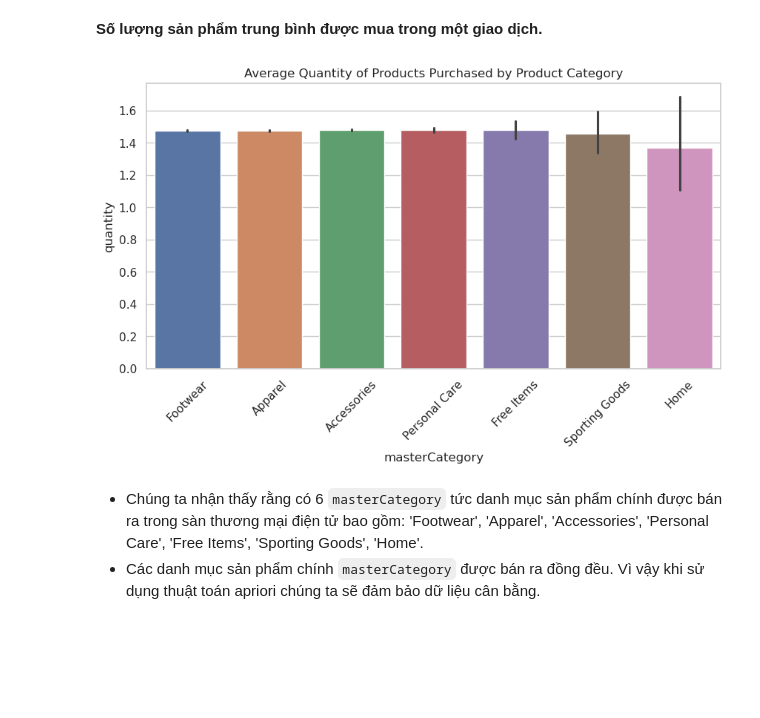
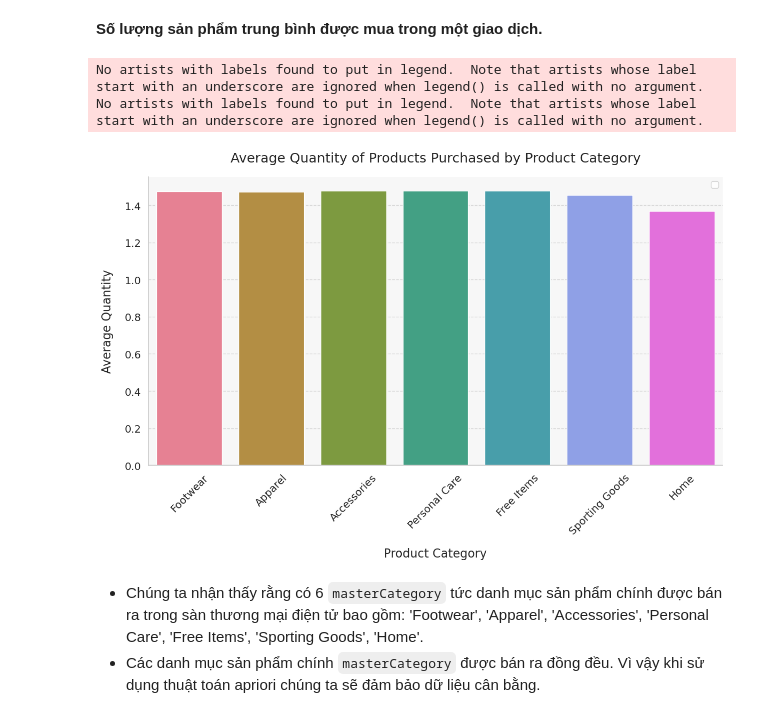
Before and after one commit to thanhanphan17/fashion-campus-dataset-analysis, a Jupyter notebook: [03]-Asking-Questions-and-Analyzing.ipynb, the cells around one changed output. Cells and saved outputs as stored; diff of their text form; code cells hidden in the pictures; blank space fills up the shorter version.

```diff
--- a/[03]-Asking-Questions-and-Analyzing.ipynb
+++ b/[03]-Asking-Questions-and-Analyzing.ipynb
@@ -262,13 +262,47 @@ array(['Footwear', 'Apparel', 'Accessories', 'Personal Care',
 # %%
 df_trans_cate = df_transaction.merge(df_product[['product_id' , 'masterCategory']] , how = 'left' , on = 'product_id')
 # %%
-plt.figure(figsize=(10, 5))
-sns.barplot(data=df_trans_cate, x='masterCategory', y='quantity', hue="masterCategory")
-plt.title('Average Quantity of Products Purchased by Product Category')
-plt.xticks(rotation=45)
+# Set a more visually pleasing color palette
+colors = sns.color_palette("husl", len(df_trans_cate['masterCategory'].unique()))
+
+# Increase the figure size for better visibility
+plt.figure(figsize=(12, 8))
+
+# Create the bar plot with customized style
+ax = sns.barplot(
+    data=df_trans_cate,
+    x='masterCategory',
+    y='quantity',
+    ci=None,
+    palette=colors
+)
+
+# Customize the plot
+ax.set_title('Average Quantity of Products Purchased by Product Category', fontsize=18, pad=20)
+ax.set_xlabel('Product Category', fontsize=16, labelpad=15)
+ax.set_ylabel('Average Quantity', fontsize=16, labelpad=15)
+ax.tick_params(axis='x', rotation=45, labelsize=14)
+ax.tick_params(axis='y', labelsize=14)
+
+# Add a subtle grid for better readability
+ax.grid(axis='y', linestyle='--', alpha=0.7)
+
+# Adjust legend
+ax.legend().set_title('Product Category')
+ax.legend(fontsize=12)
+
+# Add a nice background color
+ax.set_facecolor('#f7f7f7')
+
+# Remove top and right spines for a cleaner look
+sns.despine()
+
+plt.tight_layout()  # Ensure all labels and titles are visible
 plt.show()
 # %% [output]
+No artists with labels found to put in legend.  Note that artists whose label start with an underscore are ignored when legend() is called with no argument.
+No artists with labels found to put in legend.  Note that artists whose label start with an underscore are ignored when legend() is called with no argument.
-[figure, old version]
+[figure, new version]
 # %% [markdown]
 - Chúng ta nhận thấy rằng có 6 `masterCategory` tức danh mục sản phẩm chính được bán ra trong sàn thương mại điện tử bao gồm: 'Footwear', 'Apparel', 'Accessories', 'Personal Care', 'Free Items', 'Sporting Goods', 'Home'.
 - Các danh mục sản phẩm chính `masterCategory` được bán ra đồng đều. Vì vậy khi sử dụng thuật toán apriori chúng ta sẽ đảm bảo dữ liệu cân bằng.
```
Also changed, not shown: parts of 7 cells of this notebook.
